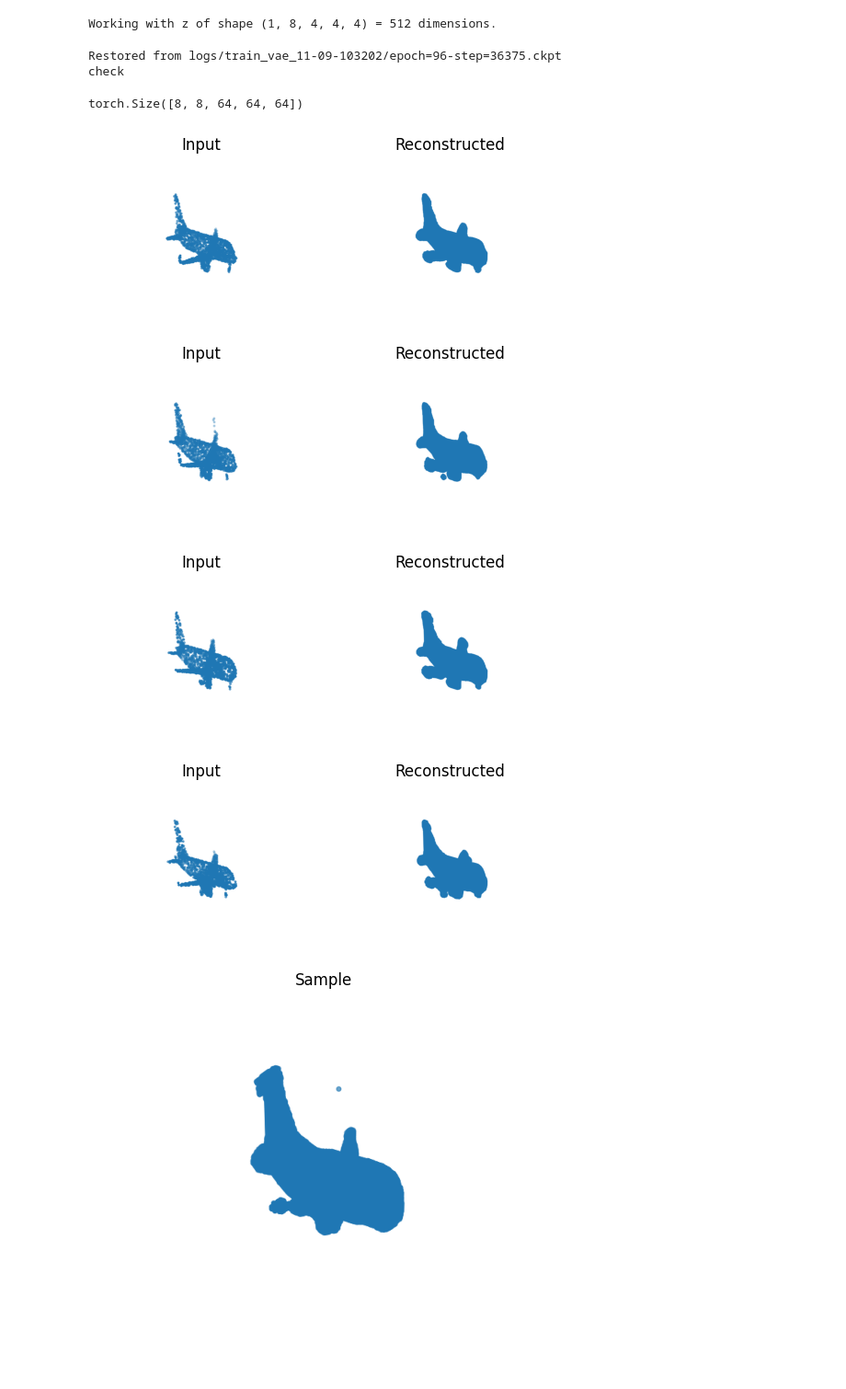
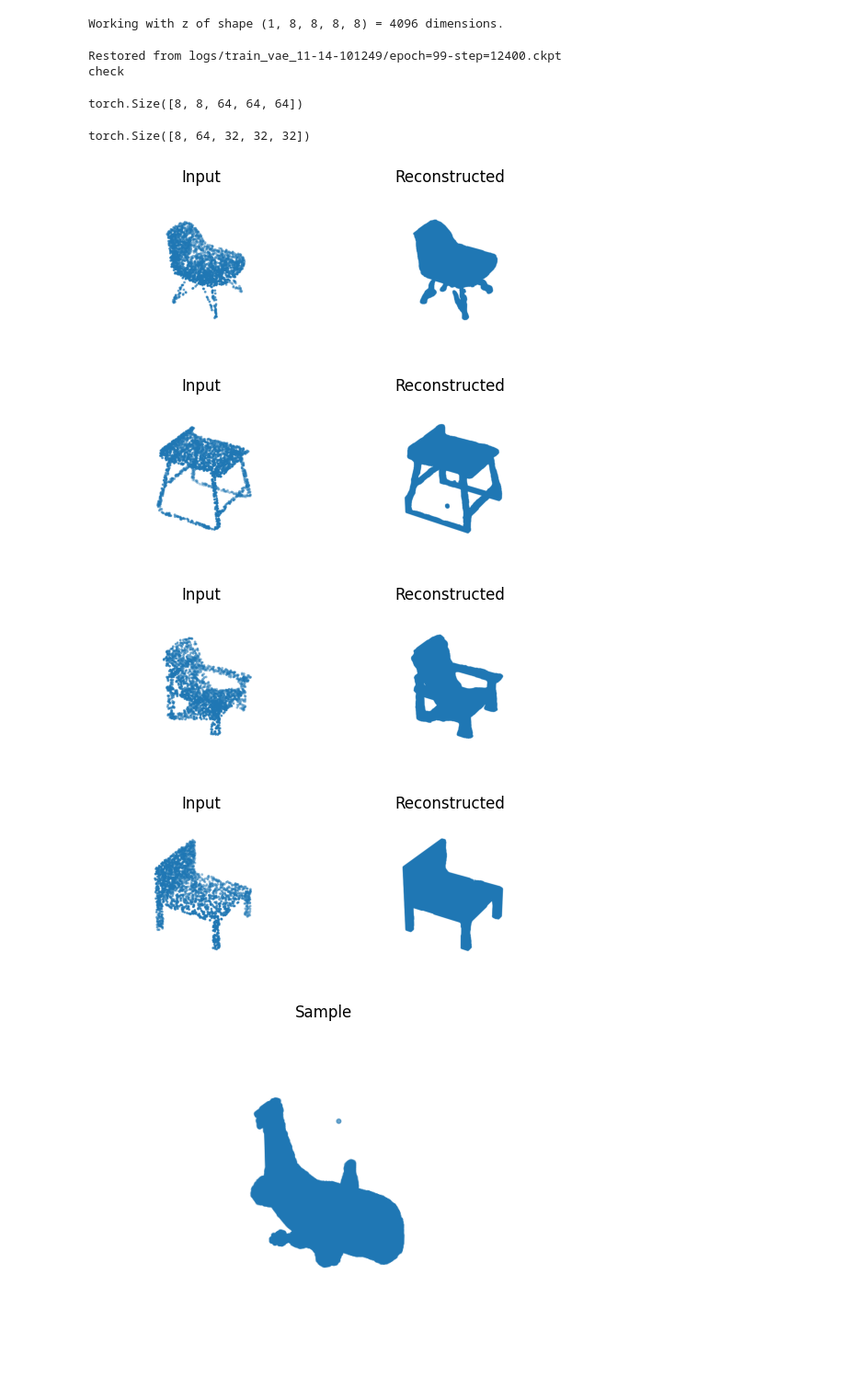
Before and after one commit to nguyendinhson-kaist/CS429D_project, a Jupyter notebook: test.ipynb, the cells around one changed output. Shown at 92% size. Cells and saved outputs as stored; diff of their text form; code cells hidden in the pictures.

```diff
--- a/test.ipynb
+++ b/test.ipynb
@@ -9,24 +10,25 @@ from dataset import ShapeNetDataModule2, get_data_iterator, tensor_to_pil_image
 # %%
-vae_config = OmegaConf.load('configs/vae/config2.yaml')
+vae_config = OmegaConf.load('configs/vae/config_nodisc_kl1e-6.yaml')
 
 autoencoder = AutoencoderKL(ddconfig=vae_config.model.params.ddconfig,
+                            disc_config=vae_config.model.params.disc_config,
                                 kl_weight=vae_config.model.params.kl_weight,
                                 embed_dim=vae_config.model.params.embed_dim,
                                 learning_rate=vae_config.model.learning_rate)
 
-autoencoder.init_from_ckpt('logs/train_vae_11-09-103202/epoch=96-step=36375.ckpt')
+autoencoder.init_from_ckpt('logs/train_vae_11-14-101249/epoch=99-step=12400.ckpt')
 autoencoder.to('cuda:0')
 autoencoder.eval()
 print('check')
 # %% [output]
-Working with z of shape (1, 8, 4, 4, 4) = 512 dimensions.
+Working with z of shape (1, 8, 8, 8, 8) = 4096 dimensions.
-Restored from logs/train_vae_11-09-103202/epoch=96-step=36375.ckpt
+Restored from logs/train_vae_11-14-101249/epoch=99-step=12400.ckpt
 check
 # %%
 # load the preprocessed voxel data.
 ds_module = ShapeNetDataModule2(
         "./data",
-        target_categories='airplane',
+        target_categories='chair',
         batch_size=vae_config.data.batch_size,
         num_workers=vae_config.data.num_workers,
     )
@@ -42,6 +44,15 @@ torch.Size([8, 8, 64, 64, 64])
 with torch.no_grad():
     rec, posterior = autoencoder(inputs)
     sample = c2s(autoencoder.decode(torch.randn_like(posterior.sample())))
+# %%
+sparse_rec = rearrange(s2c(c2s(rec), 2, 2, 2), 'b c h w d -> b h w d c')
+top1_values, top1_indices = torch.topk(sparse_rec, 1, dim=-1)
+sparse_rec = torch.zeros_like(sparse_rec).scatter_(-1, top1_indices, top1_values)
+sparse_rec = rearrange(sparse_rec, 'b h w d c -> b c h w d')
+# %%
+sparse_rec.shape
+# %% [output]
+torch.Size([8, 64, 32, 32, 32])
 # %%
 import numpy as np
 import torch
@@ -95,26 +106,26 @@ def visualize_voxel(voxel_grid):
     return img
 # %%
 for i in range(4):
-    rec_voxel =  rec[i]
+    rec_voxel =  sparse_rec[i]
     input = inputs[i]
-    rec_voxel = c2s(rec_voxel.unsqueeze(0)).squeeze().cpu().numpy()
+    rec_voxel = c2s(rec_voxel.unsqueeze(0), 2, 2, 2).squeeze().cpu().numpy()
     img1 = visualize_voxel(rec_voxel > 0.5)
     input = c2s(input.unsqueeze(0)).squeeze().cpu().numpy()
     img2 = visualize_voxel(input)
     plt.subplot(1, 2, 1)
     plt.title('Input')
     plt.imshow(img2)
     plt.axis('off')
     plt.subplot(1, 2, 2)
     plt.imshow(img1)
     plt.title('Reconstructed')
     plt.axis('off')
     plt.show()
 # %% [output]
-[figure, old version]
+[figure, new version]
-[figure, old version]
+[figure, new version]
-[figure, old version]
+[figure, new version]
-[figure, old version]
+[figure, new version]
 # %%
 for i in range(4,8):
     sample_voxel =  sample[i]
```
Also changed, not shown: parts of 1 cell of this notebook, 12 other files.
